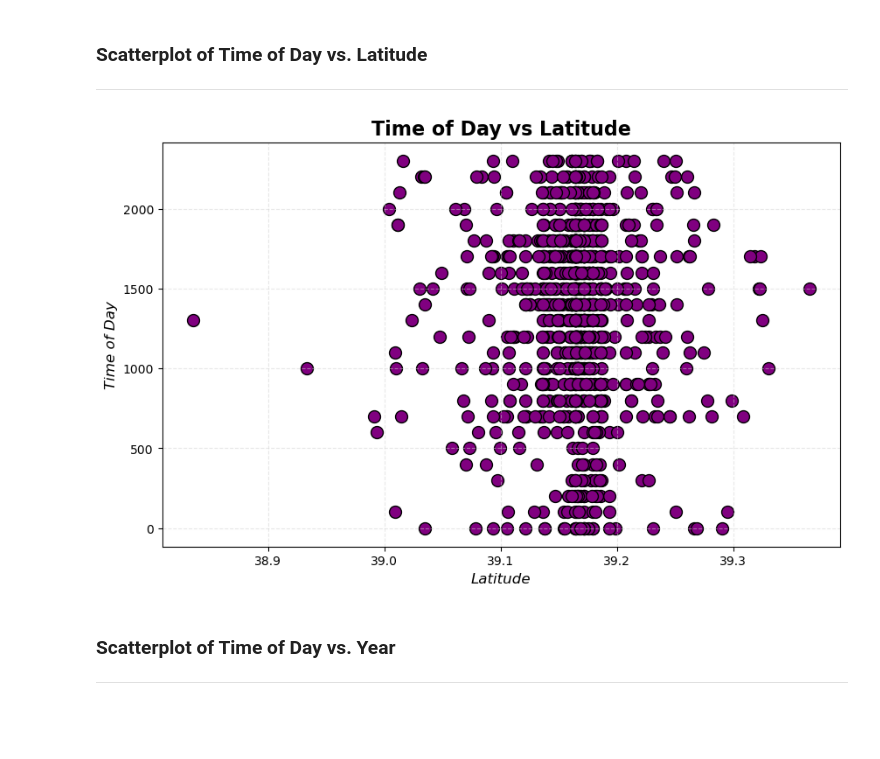
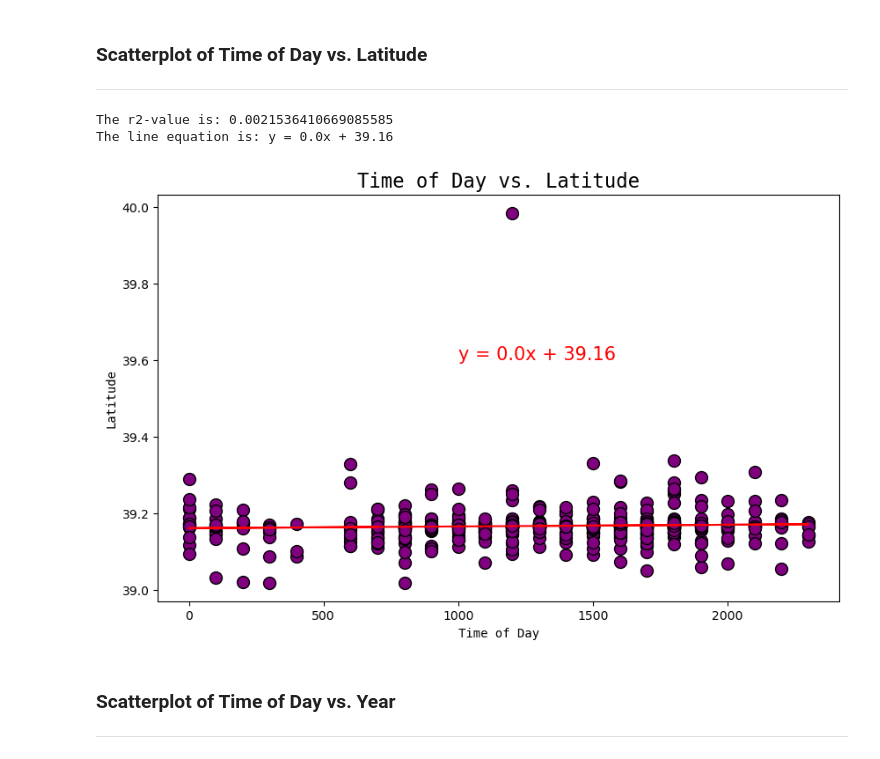
Before and after one commit to martabaker/ds-project-1-group-11, a Jupyter notebook: Regression/Regression.ipynb, the cells around one changed output. Cells and saved outputs as stored; diff of their text form; code cells hidden in the pictures; blank space fills up the shorter version.

Commit message:
Did some more regression work

```diff
--- a/Regression/Regression.ipynb
+++ b/Regression/Regression.ipynb
@@ -33,31 +33,43 @@ df.head()
 crash_df = df.loc[df.latitude > 10].reset_index()
 # %%
 # Getting a sample of 1000 data points
-sample = crash_df.sample(1000)
+sample = crash_df.sample(500)
 # %%
 # Scatterplot
+# Step 1: Get the Data
+x = sample.hour
+y = sample.latitude
 
-# Step 1: Get the Data
-x = sample.latitude
-y = sample.hour
+# Makes the line of best fit
+(slope, intercept, rvalue, pvalue, stderr) = linregress(x, y)
+regress_values = x * slope + intercept # calculate the predictions
+line_eq = "y = " + str(round(slope,2)) + "x + " + str(round(intercept,2))
 
-# Step 2: Make the canvas
-plt.figure(figsize=(10, 6))
+# make the plot
+# Make the canvas
+plt.figure(figsize=(10,6))
 
-# Step 3: Make the basic plot
-plt.scatter(x, y, facecolor="purple", edgecolor="black", s=100)
+# Make the basic plot
+plt.scatter(x,y, facecolor="purple", edgecolor="black", s=100)
+plt.plot(x,regress_values,"r-")
 
-# Step 4: Customizations
-plt.xlabel("Latitude", fontsize=12, fontstyle="italic")
-plt.ylabel("Time of Day", fontsize=12, fontstyle="italic")
-plt.title("Time of Day vs Latitude", fontweight="bold", fontsize=16)
+# Customizations
+plt.title("Time of Day vs. Latitude", fontsize=16, fontfamily="monospace")
+plt.xlabel("Time of Day", fontfamily="monospace")
+plt.ylabel("Latitude", fontfamily="monospace")
 
-plt.grid(color="lightgrey", linestyle = "--", alpha=0.5)
+plt.grid(color="lightgrey", linestyle="--", alpha=0)
 
-# Step 5: Show/Save the graph
+plt.annotate(line_eq,(1000,39.6),fontsize=15,color="red")
+
+
+print(f"The r2-value is: {rvalue**2}")
+print(f"The line equation is: {line_eq}")
 plt.show()
 # %% [output]
+The r2-value is: 0.0021536410669085585
+The line equation is: y = 0.0x + 39.16
-[figure, old version]
+[figure, new version]
 # %% [markdown]
 ### Scatterplot of Time of Day vs. Year
 ---
```
Also changed, not shown: parts of 3 cells of this notebook.
